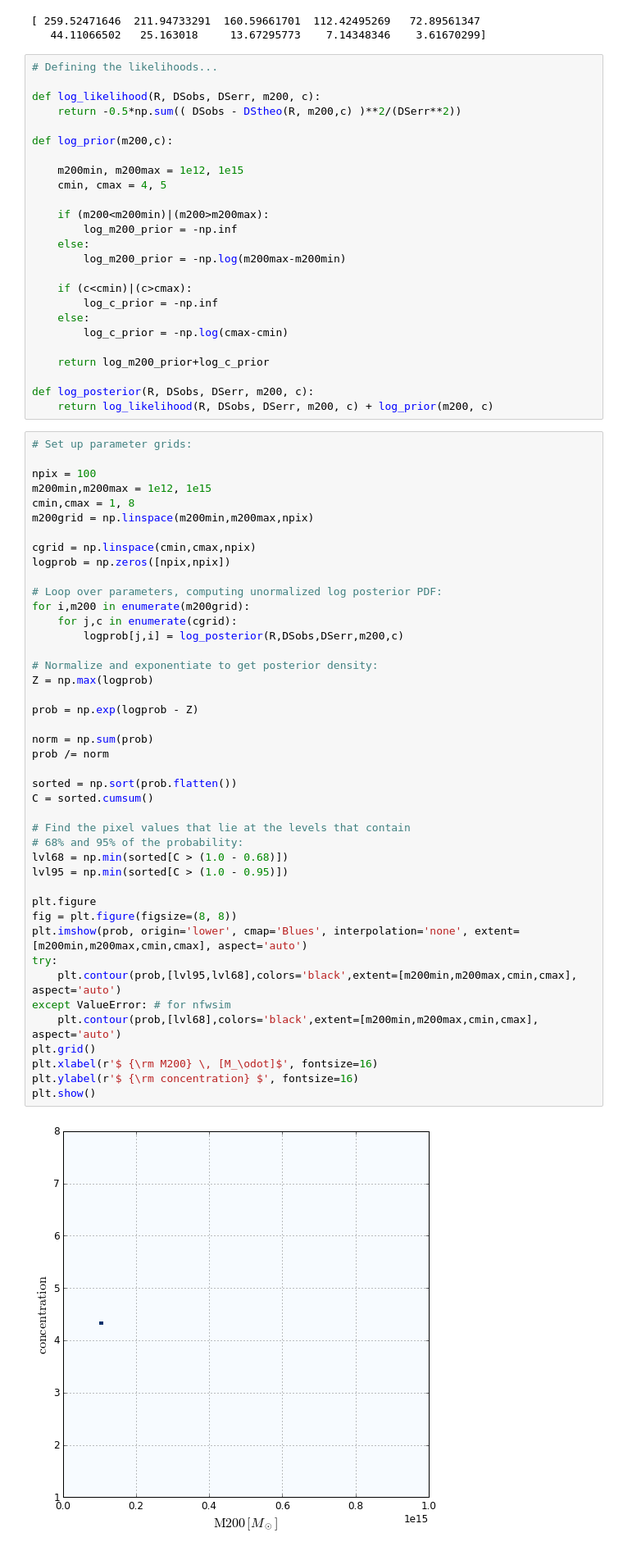
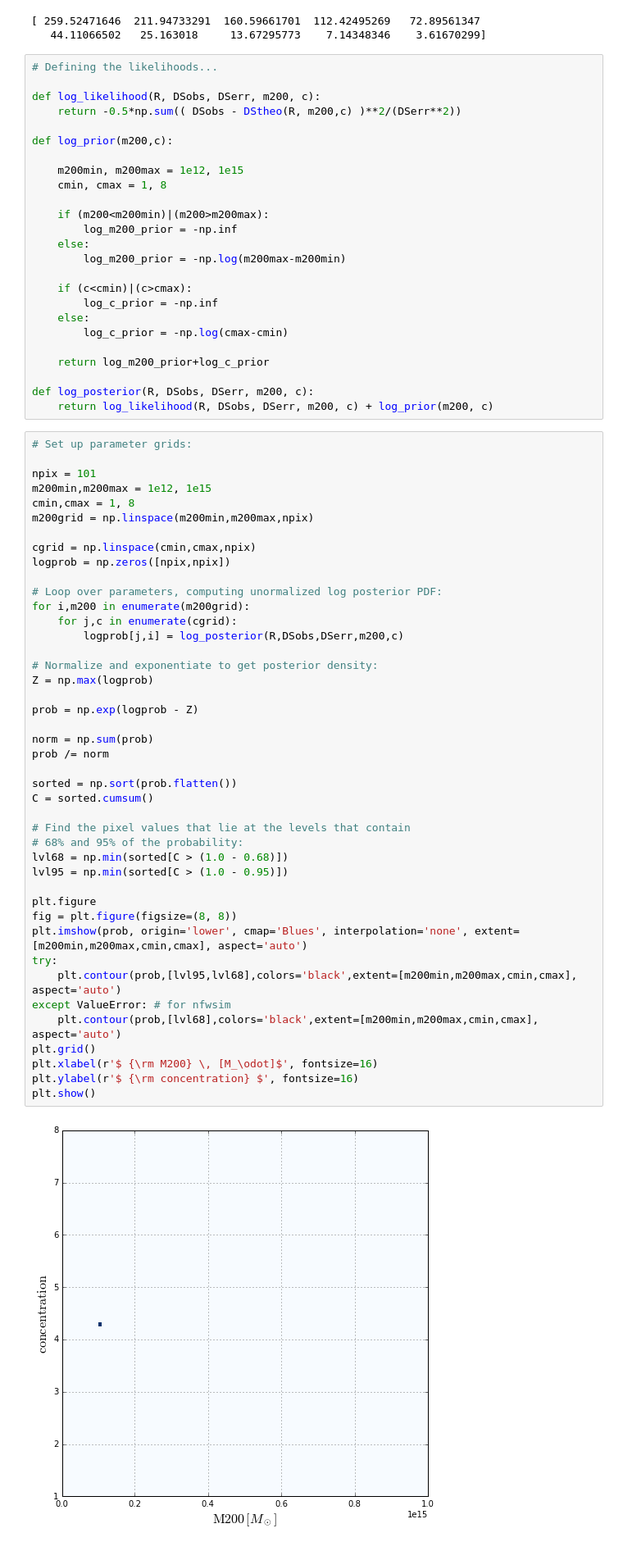
Before and after one commit to MariaElidaiana/AstroHackWeek, a Jupyter notebook: FittingNFW2toDSigma.ipynb, the cells around one changed output. Shown at 82% size. Drawn from its saved outputs; the diff is of its cells as text.

```diff
--- a/FittingNFW2toDSigma.ipynb
+++ b/FittingNFW2toDSigma.ipynb
@@ -80,7 +80,7 @@ def log_likelihood(R, DSobs, DSerr, m200, c):
 def log_prior(m200,c):
 
     m200min, m200max = 1e12, 1e15
-    cmin, cmax = 4, 5
+    cmin, cmax = 1, 8
 
     if (m200<m200min)|(m200>m200max):
         log_m200_prior = -np.inf
@@ -99,7 +99,7 @@ def log_posterior(R, DSobs, DSerr, m200, c):
 # %%
 # Set up parameter grids:
 
-npix = 100
+npix = 101
 m200min,m200max = 1e12, 1e15
 cmin,cmax = 1, 8
 m200grid = np.linspace(m200min,m200max,npix)
@@ -113,34 +113,34 @@ for i,m200 in enumerate(m200grid):
         logprob[j,i] = log_posterior(R,DSobs,DSerr,m200,c)
 
 # Normalize and exponentiate to get posterior density:
 Z = np.max(logprob)
 
 prob = np.exp(logprob - Z)
 
 norm = np.sum(prob)
 prob /= norm
 
 sorted = np.sort(prob.flatten())
 C = sorted.cumsum()
 
 # Find the pixel values that lie at the levels that contain
 # 68% and 95% of the probability:
 lvl68 = np.min(sorted[C > (1.0 - 0.68)])
 lvl95 = np.min(sorted[C > (1.0 - 0.95)])
 
 plt.figure
 fig = plt.figure(figsize=(8, 8))
 plt.imshow(prob, origin='lower', cmap='Blues', interpolation='none', extent=[m200min,m200max,cmin,cmax], aspect='auto')
 try:
     plt.contour(prob,[lvl95,lvl68],colors='black',extent=[m200min,m200max,cmin,cmax], aspect='auto')
 except ValueError: # for nfwsim
     plt.contour(prob,[lvl68],colors='black',extent=[m200min,m200max,cmin,cmax], aspect='auto')
 plt.grid()
 plt.xlabel(r'$ {\rm M200} \, [M_\odot]$', fontsize=16)
 plt.ylabel(r'$ {\rm concentration} $', fontsize=16)
 plt.show()
 # %% [output]
-[figure, old version]
+[figure, new version]
 # %%
 # Plot 1D distributions:
 
```
Also changed, not shown: parts of 3 cells of this notebook.
